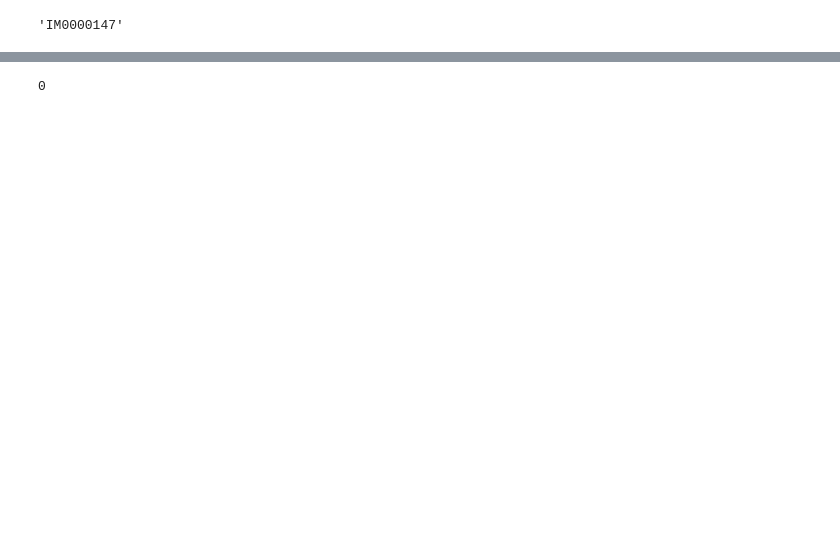
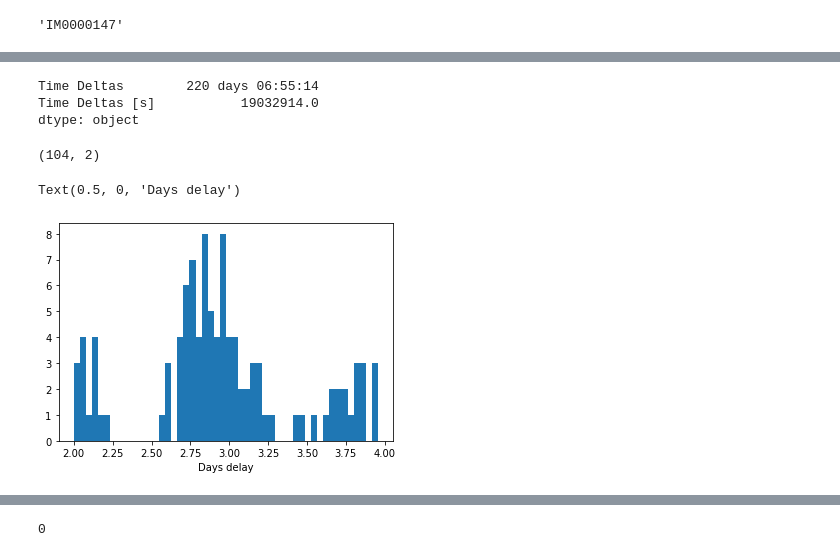
Before and after one commit to mervinhorst/INFOMPROM_G2, a Jupyter notebook: pingpong.ipynb, the cells around one changed output, grey strips where cells are left out. Cells and saved outputs as stored; diff of their text form; code cells hidden in the pictures; blank space fills up the shorter version.

```diff
--- a/pingpong.ipynb
+++ b/pingpong.ipynb
@@ -55,0 +114,6 @@ for (pos, i_id) in enumerate(get_unique_incidents(data)):
+# %%
+timedeltas
+flat_deltas = [x for xs in timedeltas for x in xs]
+# %%
+deltas_df = pd.DataFrame()
+deltas_df['Time Deltas'] = flat_deltas
@@ -55,0 +130,20 @@ for (pos, i_id) in enumerate(get_unique_incidents(data)):
+# %%
+deltas_df.max()
+# %% [output]
+Time Deltas        220 days 06:55:14
+Time Deltas [s]           19032914.0
+dtype: object
+# %%
+deltas_df['Time Deltas [s]'] = deltas_df['Time Deltas'].astype('timedelta64[s]')
+result  = deltas_df[deltas_df['Time Deltas'].astype('timedelta64[s]').between(60 * 60 * 48, 60 * 60 * 96)]
+# %%
+result.shape
+# %% [output]
+(104, 2)
+# %%
+# deltas_df['Time Deltas'].dt.days.plot.hist(bins=20)
+plt.hist((result['Time Deltas'].astype('timedelta64[h]') / 24), bins=50)
+plt.xlabel("Days delay")
+# %% [output]
+Text(0.5, 0, 'Days delay')
+[figure, added]
```
Also changed, not shown: parts of 14 cells of this notebook.
